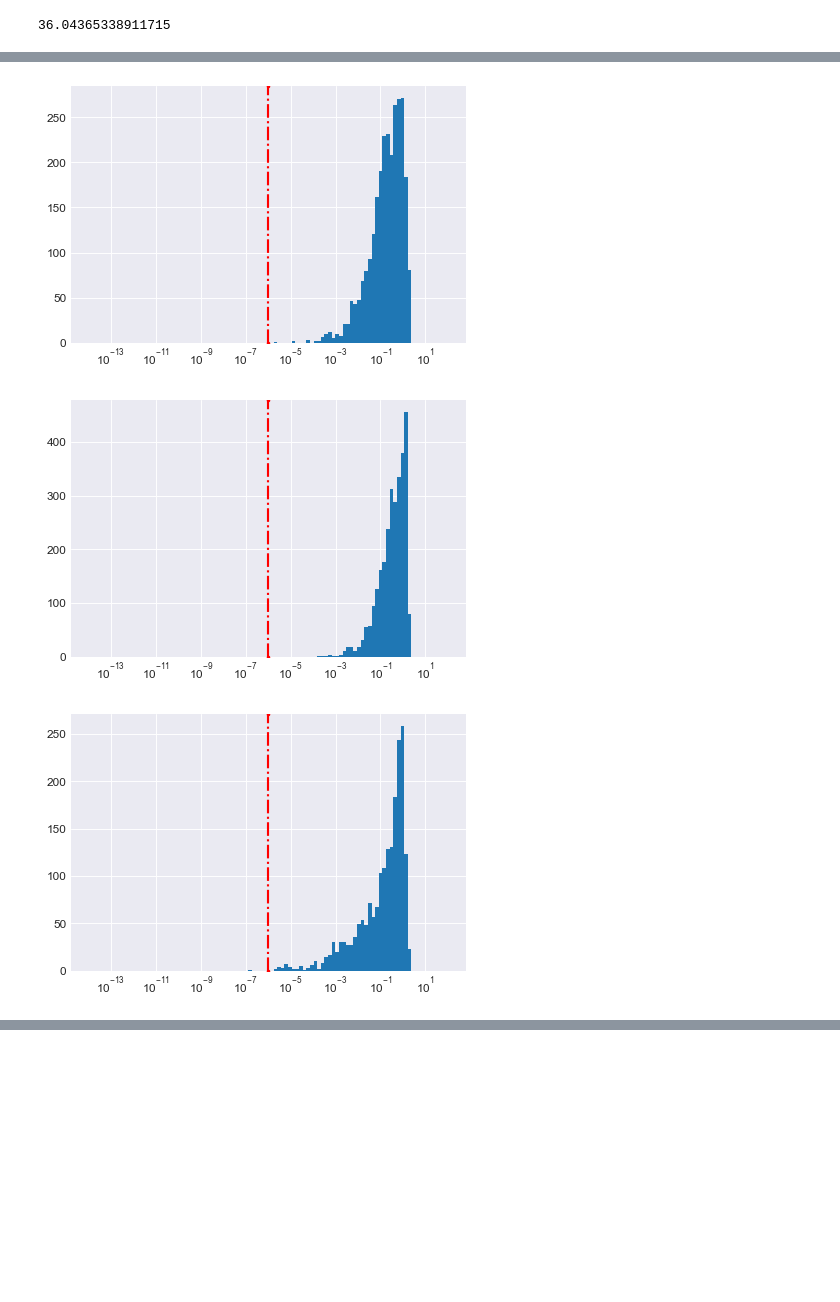
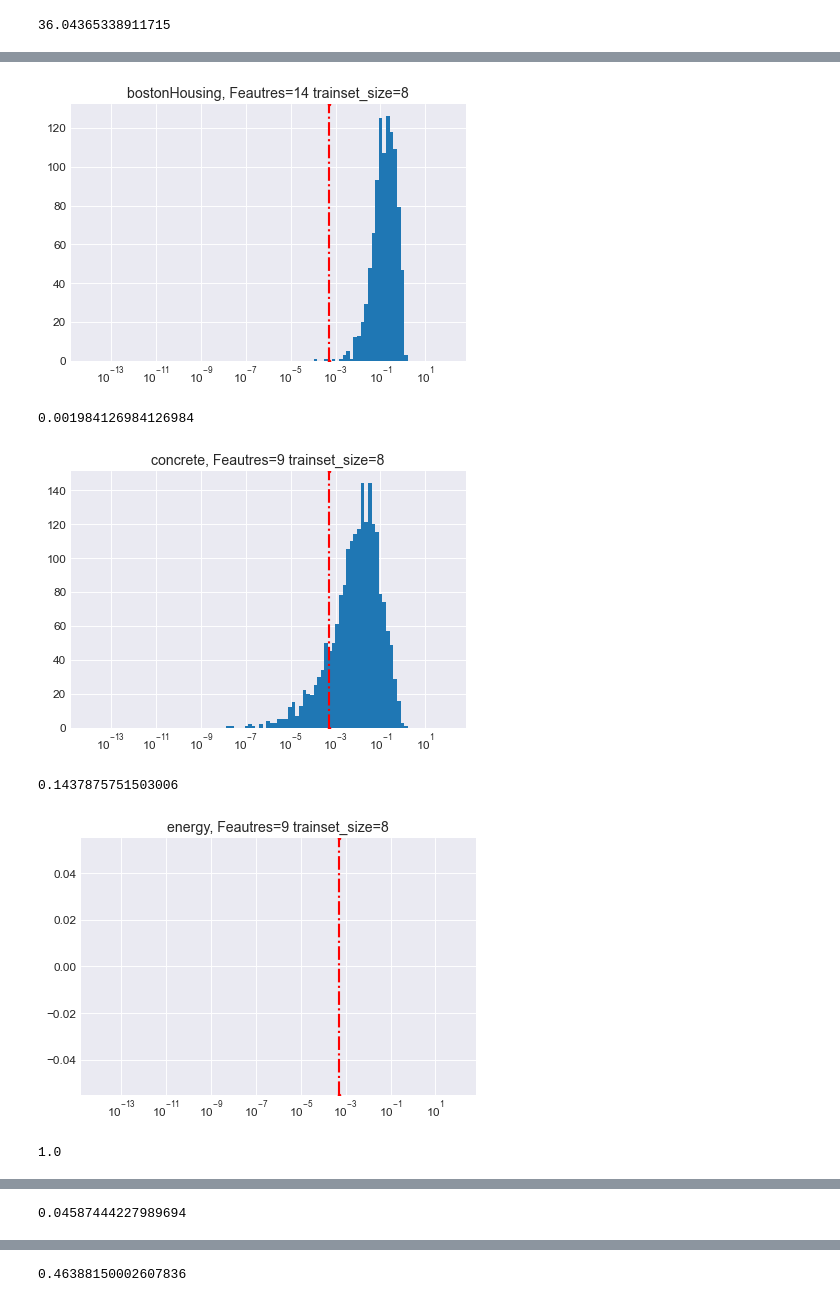
Before and after one commit to kobybibas/pnml_linear_regression_simulation, a Jupyter notebook: notebooks/real_data.ipynb, the cells around one changed output, grey strips where cells are left out. Cells and saved outputs as stored; diff of their text form; code cells hidden in the pictures; blank space fills up the shorter version.

```diff
--- a/notebooks/real_data.ipynb
+++ b/notebooks/real_data.ipynb
@@ -218,14 +173,11 @@ def plot_regret(ax, res_dict: dict):
 # %%
-# Plot performence
+# Plot performance
 for i, res_dict in enumerate(res_list):
     dataset_name = res_dict["dataset_name"]
     res_mean_df = res_dict["mean_df"]
     print(dataset_name)
 
-    w, h = plt.rcParams.get("figure.figsize")
     fig, axs = plt.subplots(2, 1, sharex=True, figsize=(0.6 * w, 0.8 * h))
-    #     fig, axs = plt.subplots(2, 1, sharex=True, figsize=(3 * w, 3 * h))
-
     axs[0].axvline(
         res_mean_df["num_features"].mean(),
         color="black",
@@ -235,11 +187,7 @@ for i, res_dict in enumerate(res_list):
         label="M=N",
     )
     axs[1].axvline(
-        res_mean_df["num_features"].mean(),
-        color="black",
-        linewidth=0.5,
-        linestyle="--",
-        marker="",
+        res_mean_df["num_features"].mean(), color="black", linewidth=0.5, linestyle="--", marker="",
     )
 
     ax = axs[0]
@@ -257,7 +205,7 @@ for i, res_dict in enumerate(res_list):
     ax.set_xlabel("N")
 
     axs[0].set_xscale("symlog")
-#     axs[0].set_yscale("symlog")
+    #     axs[0].set_yscale("symlog")
     fig.align_ylabels(axs)
     plt.tight_layout()
     plt.savefig(f"../output/figures/real_data_{dataset_name}.pdf")
@@ -300,12 +228,27 @@ pnml_test_logloss 1.3689335824013176
 # %%
+x_bot_square_thresh = 1e-3 / 2
 for res_dict in res_list:
-    res_df = res_dict['res_df']
-    logbins = np.logspace(-14,2,100)
-    plt.hist(res_df.x_bot_square,bins=logbins)
-    plt.xscale('log')
-    plt.axvline(1e-6,color='r')
+    res_df = res_dict["res_df"]
+    trainset_sizes = res_df.trainset_size.unique()
+    trainset_size = trainset_sizes[6]
+    dataset_name = res_dict["dataset_name"]
+    res_df = res_df[res_df["trainset_size"] == trainset_size]
+    logbins = np.logspace(-14, 2, 100)
+    plt.hist(res_df.x_bot_square, bins=logbins)
+    plt.xscale("log")
+    plt.axvline(x_bot_square_thresh, color="r")
+    plt.title(
+        "{}, Feautres={} trainset_size={}".format(
+            dataset_name, int(res_df.num_features.mean()), trainset_size
+        )
+    )
     plt.show()
+
+    print(np.sum(res_df.x_bot_square < x_bot_square_thresh) / len(res_df))
 # %% [output]
-[figure, old version]
+[figure, new version]
+0.001984126984126984
-[figure, old version]
+[figure, new version]
+0.1437875751503006
-[figure, old version]
+[figure, new version]
+1.0
@@ -312,0 +256 @@ for res_dict in res_list:
+0.04587444227989694
@@ -313,0 +258 @@ for res_dict in res_list:
+0.46388150002607836
```
Also changed, not shown: parts of 16 cells of this notebook, 11 other files.
